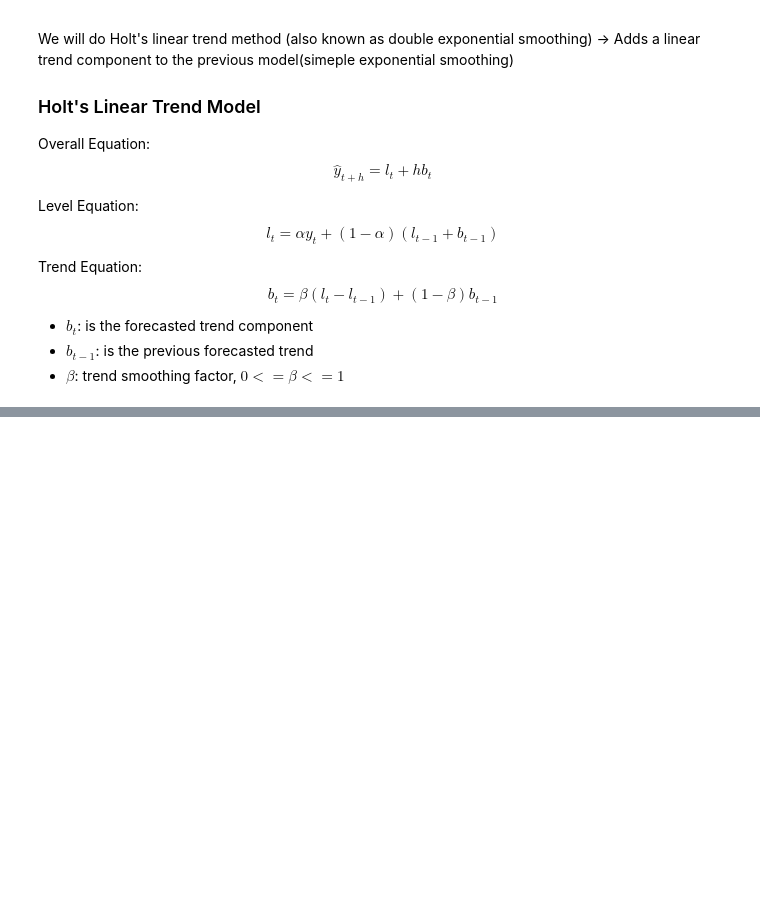
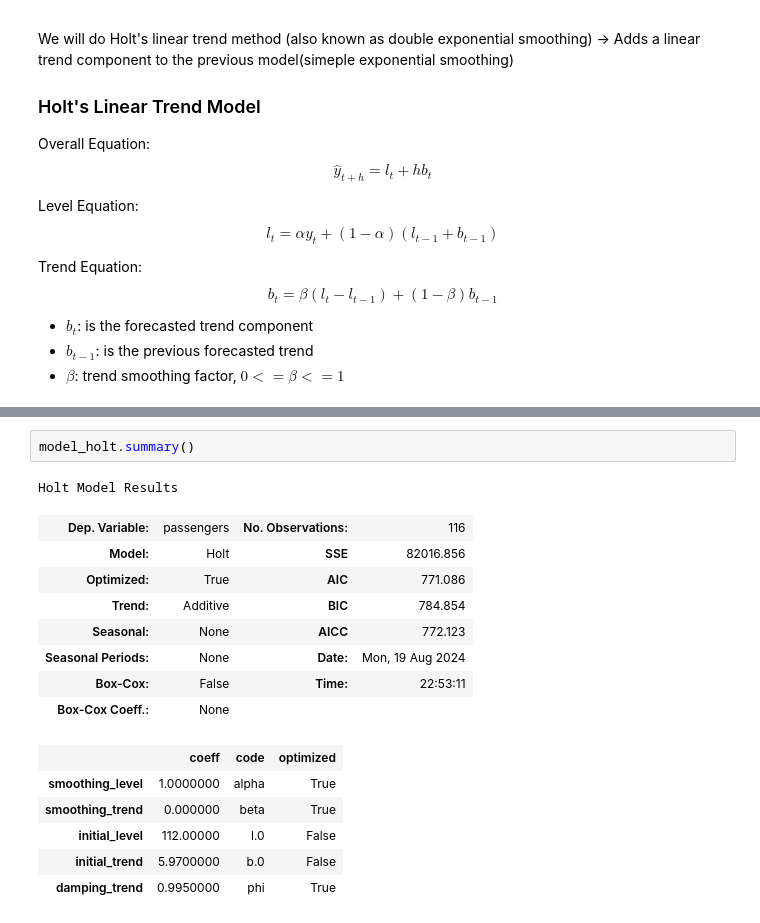
Before and after one commit to jaivrat/time-series, a Jupyter notebook: t-series-python/10-HoltsLinearTrendModel.ipynb, the cells around one changed output, grey strips where cells are left out. Drawn from its saved outputs; the diff is of its cells as text; blank space fills up the shorter version.

```diff
--- a/t-series-python/10-HoltsLinearTrendModel.ipynb
+++ b/t-series-python/10-HoltsLinearTrendModel.ipynb
@@ -37,0 +62,18 @@ $$
+# %%
+model_holt.summary()
+# %% [output]
+Holt Model Results
+| Dep. Variable: | passengers | No. Observations: | 116 |
+| Model: | Holt | SSE | 82016.856 |
+| Optimized: | True | AIC | 771.086 |
+| Trend: | Additive | BIC | 784.854 |
+| Seasonal: | None | AICC | 772.123 |
+| Seasonal Periods: | None | Date: | Mon, 19 Aug 2024 |
+| Box-Cox: | False | Time: | 22:53:11 |
+| Box-Cox Coeff.: | None |  |  |
+|  | coeff | code | optimized |
+| smoothing_level | 1.0000000 | alpha | True |
+| smoothing_trend | 0.000000 | beta | True |
+| initial_level | 112.00000 | l.0 | False |
+| initial_trend | 5.9700000 | b.0 | False |
+| damping_trend | 0.9950000 | phi | True |
```
Also changed, not shown: parts of 5 cells of this notebook, 2 other files.
